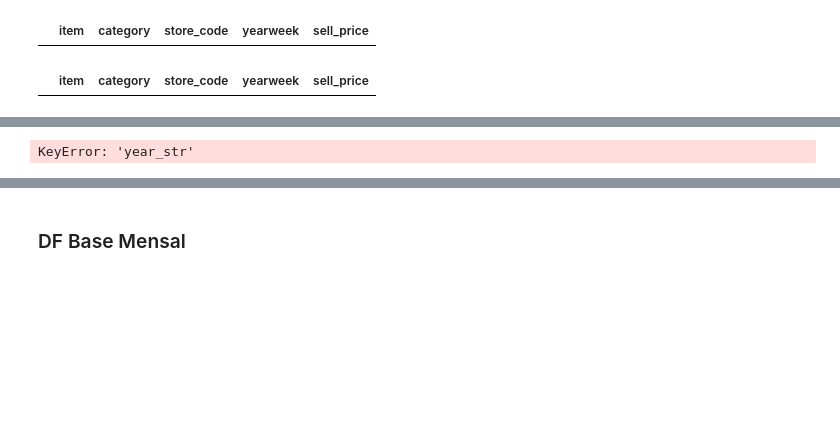
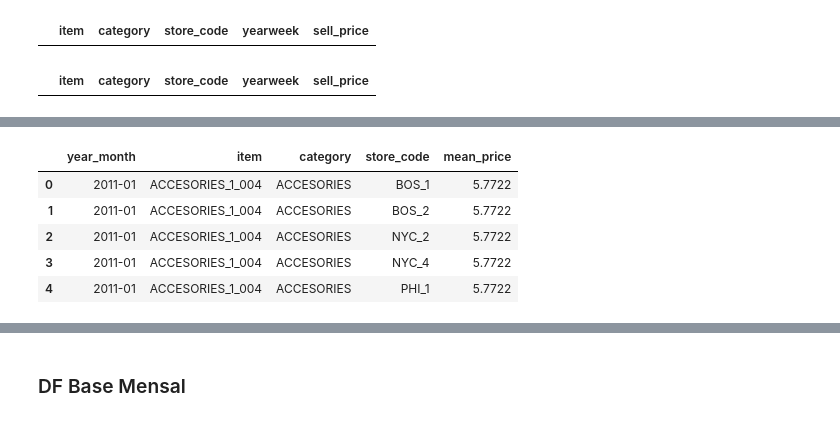
Before and after one commit to mvieiradev/DS-Market, a Jupyter notebook: DSM_Metodologias.ipynb, the cells around one changed output, grey strips where cells are left out. Cells and saved outputs as stored; diff of their text form; code cells hidden in the pictures; blank space fills up the shorter version.

```diff
--- a/DSM_Metodologias.ipynb
+++ b/DSM_Metodologias.ipynb
@@ -239,24 +248,30 @@ ValueError: Unable to parse string "nan" at position 149
 # %%
 def year_week_to_date(year, week):
     try:
         if pd.notna(year) and pd.notna(week):
             return pd.to_datetime(f"{year}W{week}1", format='%YW%U%w')
     except Exception as e:
         print(f"Error with year: {year}, week: {week}. Exception: {e}")
     return np.nan
 
-df_item_prices['date'] = np.vectorize(year_week_to_date(df_item_prices['year_str'], df_item_prices['week_str']))
+# Apply the vectorized function to the DataFrame columns separately
+df_item_prices['date'] = np.vectorize(year_week_to_date)(df_item_prices['year_str'], df_item_prices['week_str'])
 
-# Crie uma coluna 'year_month' que representa o ano e o mês
+# Create a column 'year_month' representing the year and month
 df_item_prices['year_month'] = df_item_prices['date'].dt.to_period('M')
 
-# Agregue df_item_prices para obter o preço médio por 'year_month', 'item', 'category', e 'store_code'
+# Aggregate df_item_prices to get the mean price per 'year_month', 'item', 'category', and 'store_code'
 df_item_prices_agg = df_item_prices.groupby(['year_month', 'item', 'category', 'store_code'])['sell_price'].mean().reset_index()
 df_item_prices_agg.rename(columns={'sell_price': 'mean_price'}, inplace=True)
 
-# Exibir as primeiras linhas do resultado
+# Display the first few rows of the result
 df_item_prices_agg.head()
 # %% [output]
-KeyError: 'year_str'
+|  | year_month | item | category | store_code | mean_price |
+| 0 | 2011-01 | ACCESORIES_1_004 | ACCESORIES | BOS_1 | 5.7722 |
+| 1 | 2011-01 | ACCESORIES_1_004 | ACCESORIES | BOS_2 | 5.7722 |
+| 2 | 2011-01 | ACCESORIES_1_004 | ACCESORIES | NYC_2 | 5.7722 |
+| 3 | 2011-01 | ACCESORIES_1_004 | ACCESORIES | NYC_4 | 5.7722 |
+| 4 | 2011-01 | ACCESORIES_1_004 | ACCESORIES | PHI_1 | 5.7722 |
 # %%
 # Junção dos dataframes
```
Also changed, not shown: parts of 10 cells of this notebook.
